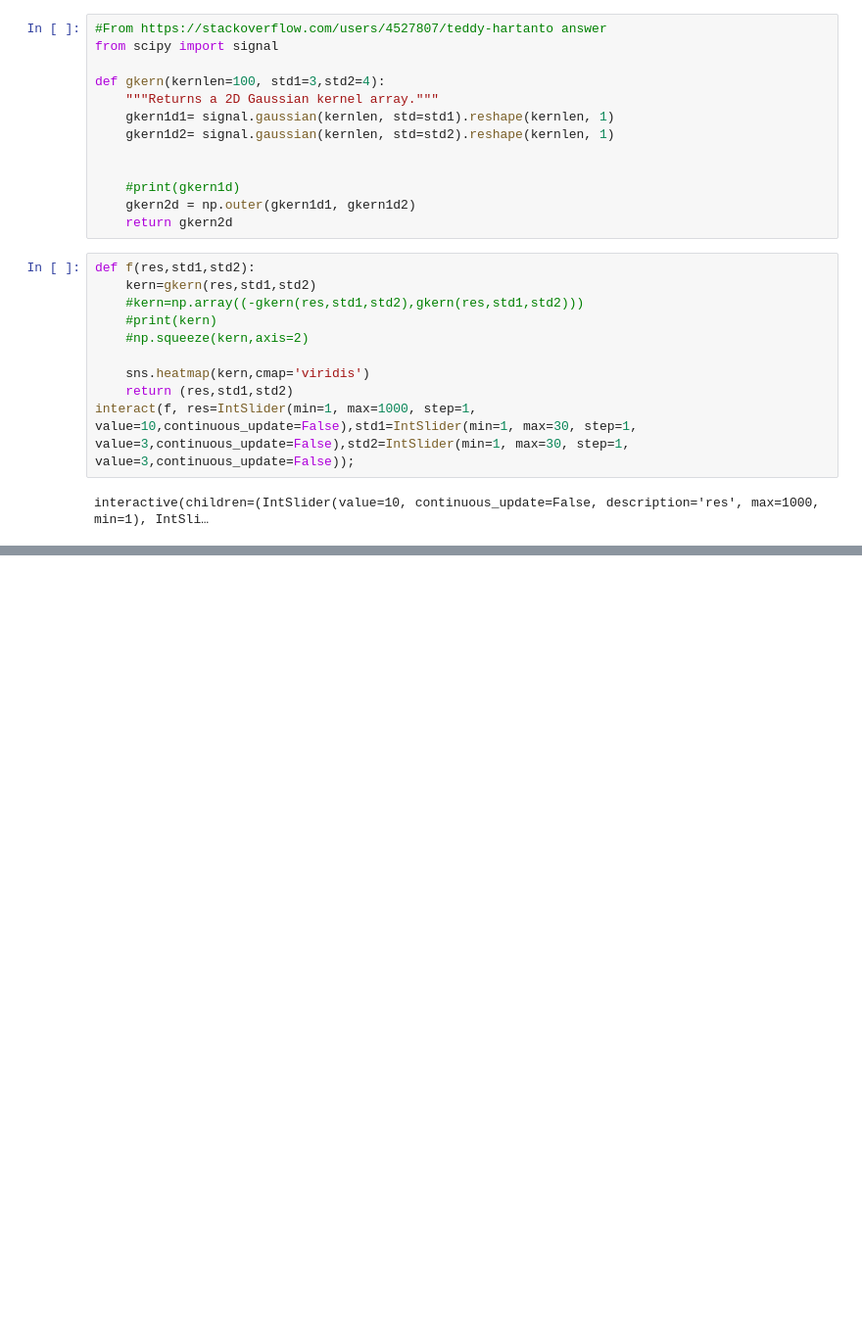
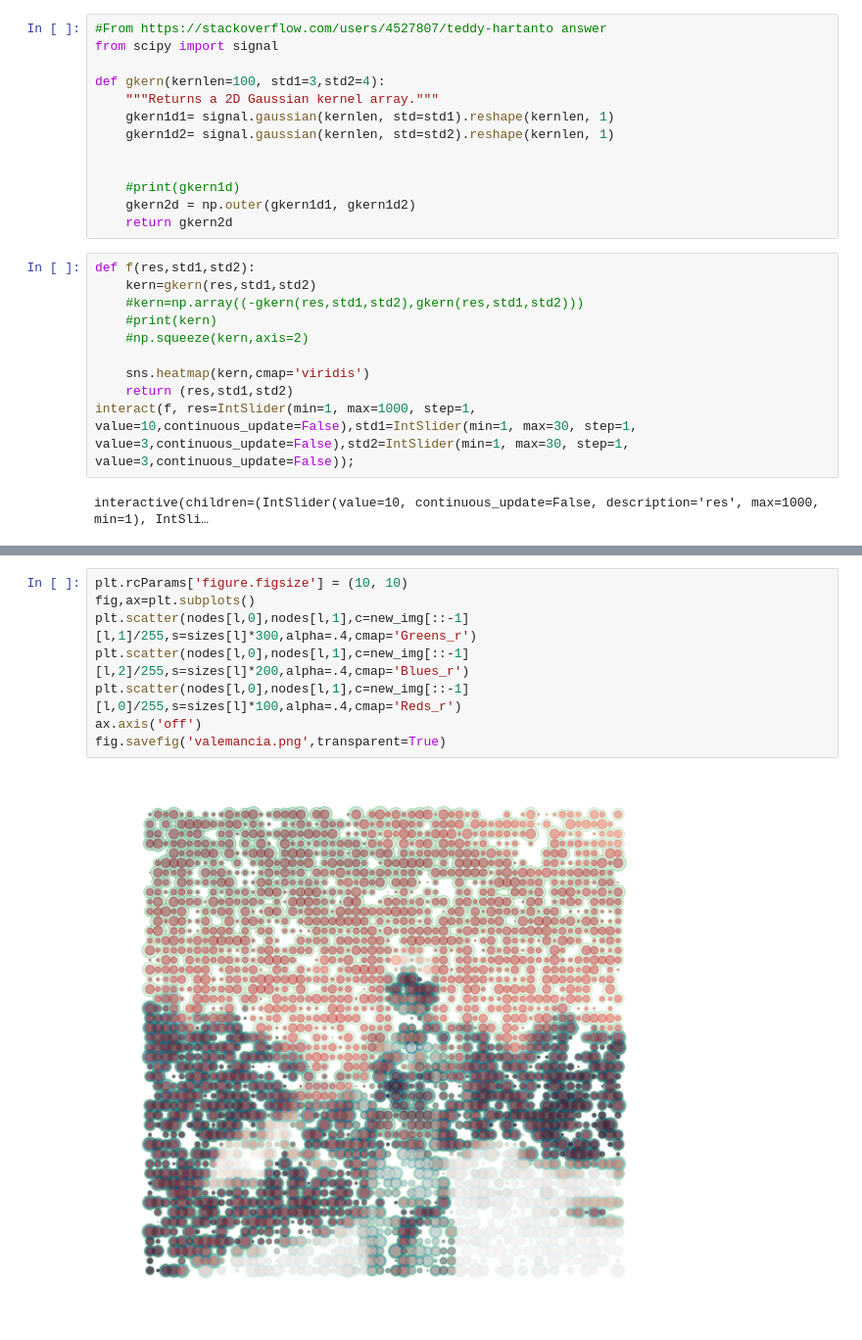
Before and after one commit to jeroaranda/notebooks, a Jupyter notebook: imageProcessing.ipynb, the cells around one changed output, grey strips where cells are left out. Shown at 98% size. Cells and saved outputs as stored; diff of their text form; blank space fills up the shorter version.

```diff
--- a/imageProcessing.ipynb
+++ b/imageProcessing.ipynb
@@ -425,0 +534,10 @@ interactive(children=(IntSlider(value=10, continuous_update=False, description='
+# %%
+plt.rcParams['figure.figsize'] = (10, 10)
+fig,ax=plt.subplots()
+plt.scatter(nodes[l,0],nodes[l,1],c=new_img[::-1][l,1]/255,s=sizes[l]*300,alpha=.4,cmap='Greens_r')
+plt.scatter(nodes[l,0],nodes[l,1],c=new_img[::-1][l,2]/255,s=sizes[l]*200,alpha=.4,cmap='Blues_r')
+plt.scatter(nodes[l,0],nodes[l,1],c=new_img[::-1][l,0]/255,s=sizes[l]*100,alpha=.4,cmap='Reds_r')
+ax.axis('off')
+fig.savefig('valemancia.png',transparent=True)
+# %% [output]
+[figure, added]
```
Also changed, not shown: parts of 38 cells of this notebook, 12 other files.
